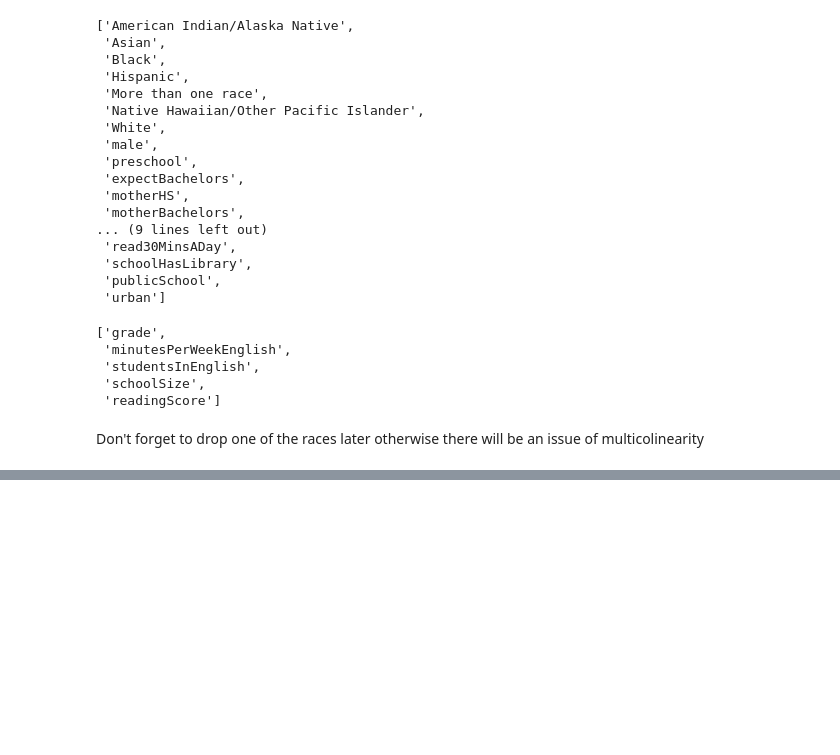
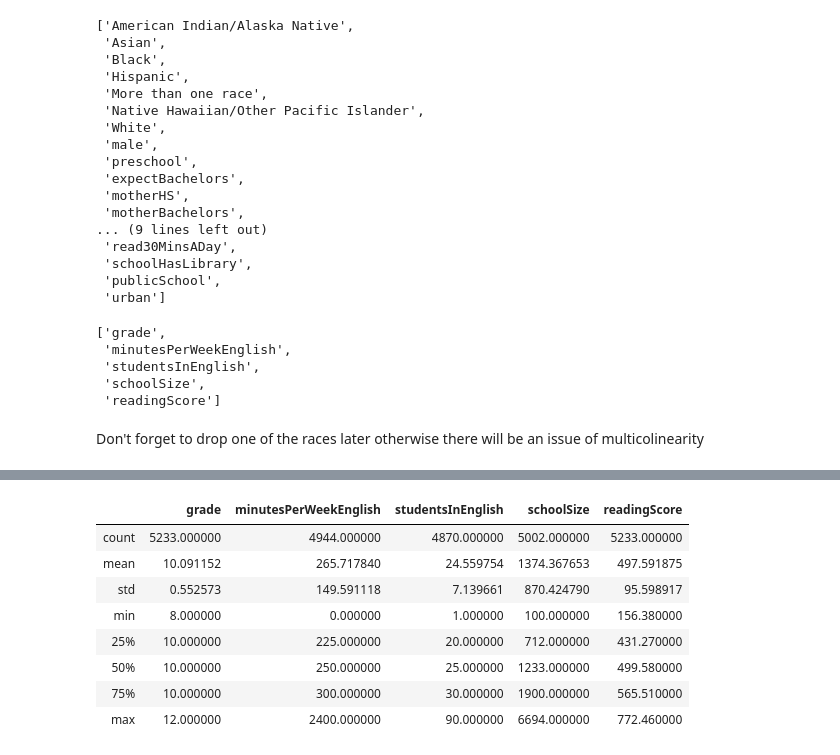
Before and after one commit to gabbyflabby/Test_Scores, a Jupyter notebook: Cleaning Data & EDA.ipynb, the cells around one changed output, grey strips where cells are left out. Drawn from its saved outputs; the diff is of its cells as text; code cells hidden in the pictures; blank space fills up the shorter version.

Commit message:
inspecting outliers

```diff
--- a/Cleaning Data & EDA.ipynb
+++ b/Cleaning Data & EDA.ipynb
@@ -132,0 +135,13 @@ pd.DataFrame(full_df.isnull().sum().sort_values(ascending=False))
+# %%
+# looking for outliers in the continuous data
+full_df[continuous].describe()
+# %% [output]
+|  | grade | minutesPerWeekEnglish | studentsInEnglish | schoolSize | readingScore |
+| count | 5233.000000 | 4944.000000 | 4870.000000 | 5002.000000 | 5233.000000 |
+| mean | 10.091152 | 265.717840 | 24.559754 | 1374.367653 | 497.591875 |
+| std | 0.552573 | 149.591118 | 7.139661 | 870.424790 | 95.598917 |
+| min | 8.000000 | 0.000000 | 1.000000 | 100.000000 | 156.380000 |
+| 25% | 10.000000 | 225.000000 | 20.000000 | 712.000000 | 431.270000 |
+| 50% | 10.000000 | 250.000000 | 25.000000 | 1233.000000 | 499.580000 |
+| 75% | 10.000000 | 300.000000 | 30.000000 | 1900.000000 | 565.510000 |
+| max | 12.000000 | 2400.000000 | 90.000000 | 6694.000000 | 772.460000 |
```
Also changed, not shown: parts of 2 cells of this notebook, 1 other file.
